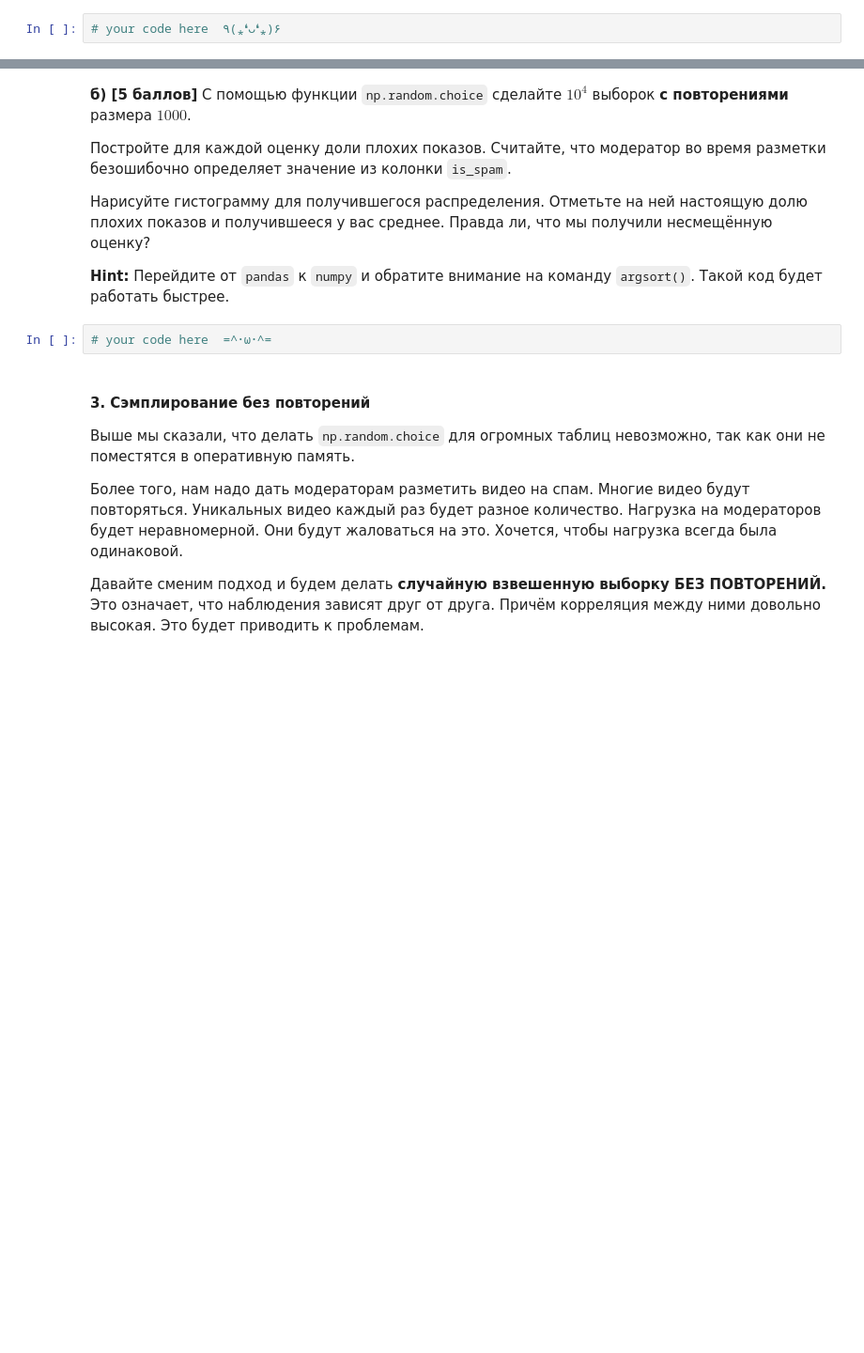
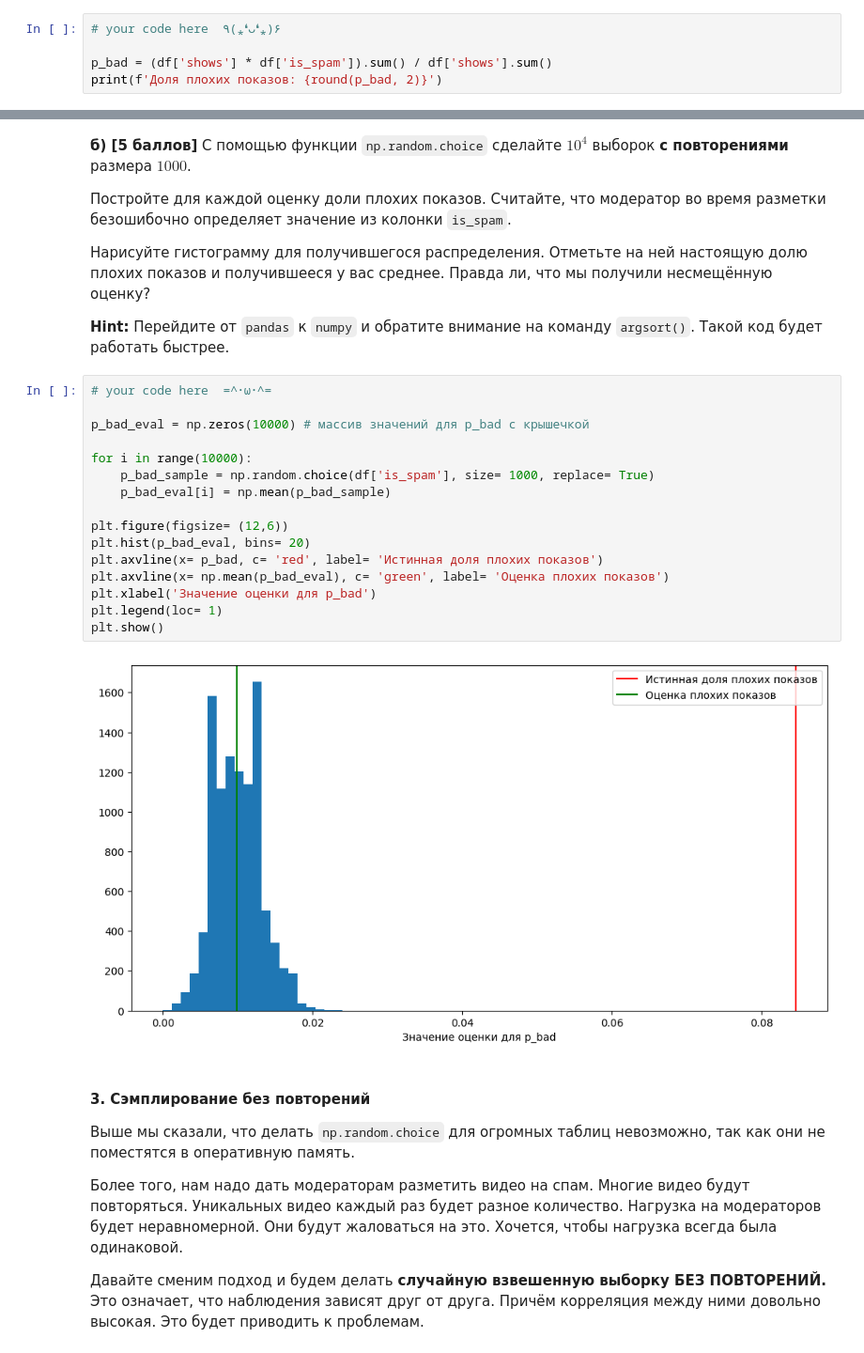
Before and after one commit to IYuminov/yet_another_matstat_course, a Jupyter notebook: hw_2024/yam_hw01-Interstellar.ipynb, the cells around one changed output, grey strips where cells are left out. Shown at 94% size. Cells and saved outputs as stored; diff of their text form; blank space fills up the shorter version.

```diff
--- a/hw_2024/yam_hw01-Interstellar.ipynb
+++ b/hw_2024/yam_hw01-Interstellar.ipynb
@@ -467,3 +497,6 @@ p_{\text{bad}} = \frac{\sum_{v \in V} \text{show}(v) \cdot \text{is\_spam}(v) }{
 $$
 # %%
 # your code here  ٩(⁎❛ᴗ❛⁎)۶
+
+p_bad = (df['shows'] * df['is_spam']).sum() / df['shows'].sum()
+print(f'Доля плохих показов: {round(p_bad, 2)}')
@@ -483,6 +518,22 @@ __б) [5 баллов]__ С помощью функции `np.random.choice` cд
 **Hint:** Перейдите от `pandas` к `numpy` и обратите внимание на команду `argsort()`. Такой код будет работать быстрее.
 # %%
 # your code here  =^･ω･^=
+
+p_bad_eval = np.zeros(10000) # массив значений для p_bad с крышечкой
+
+for i in range(10000):
+    p_bad_sample = np.random.choice(df['is_spam'], size= 1000, replace= True)
+    p_bad_eval[i] = np.mean(p_bad_sample)
+
+plt.figure(figsize= (12,6))
+plt.hist(p_bad_eval, bins= 20)
+plt.axvline(x= p_bad, c= 'red', label= 'Истинная доля плохих показов')
+plt.axvline(x= np.mean(p_bad_eval), c= 'green', label= 'Оценка плохих показов')
+plt.xlabel('Значение оценки для p_bad')
+plt.legend(loc= 1)
+plt.show()
+# %% [output]
+[figure, added]
 # %% [markdown]
 #### 3. Сэмплирование без повторений
 
```
Also changed, not shown: parts of 10 cells of this notebook.
